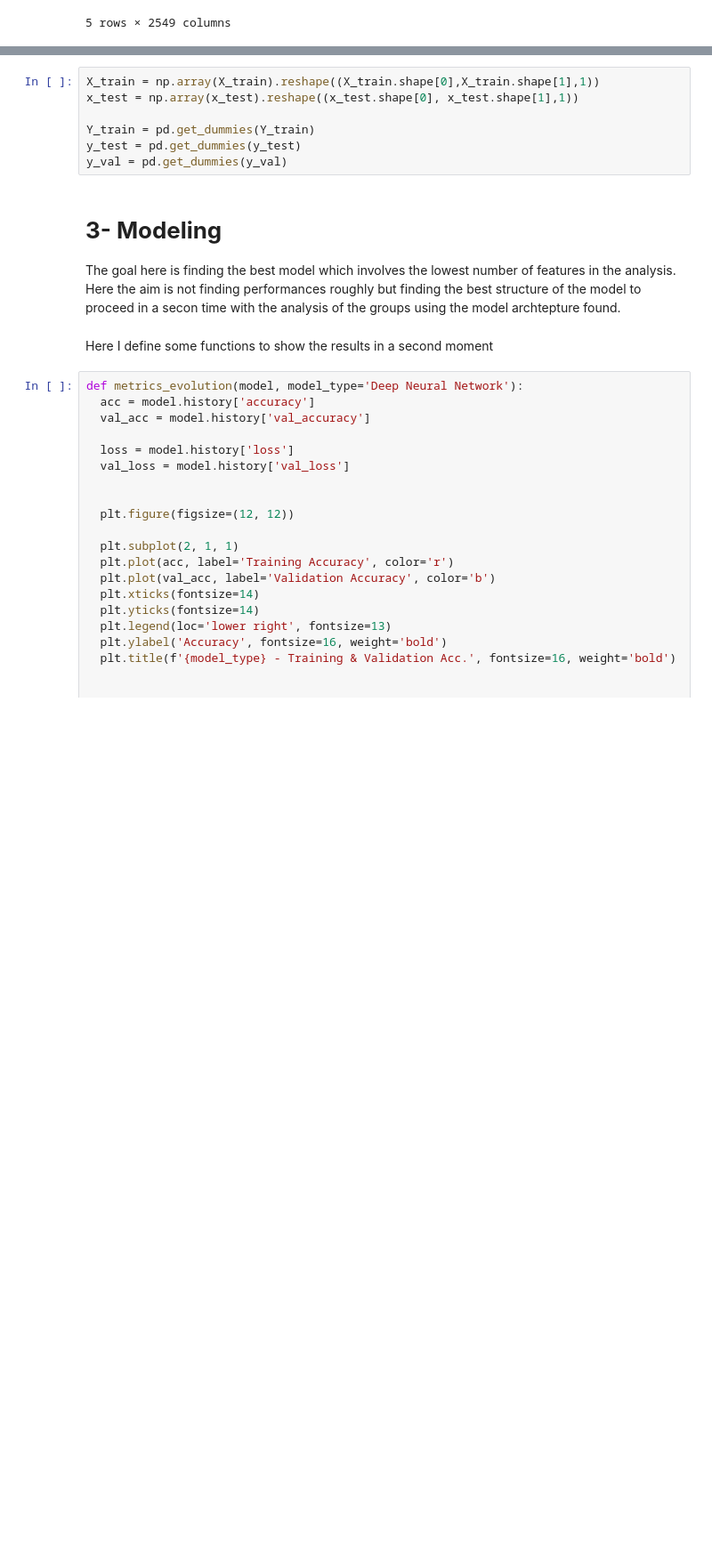
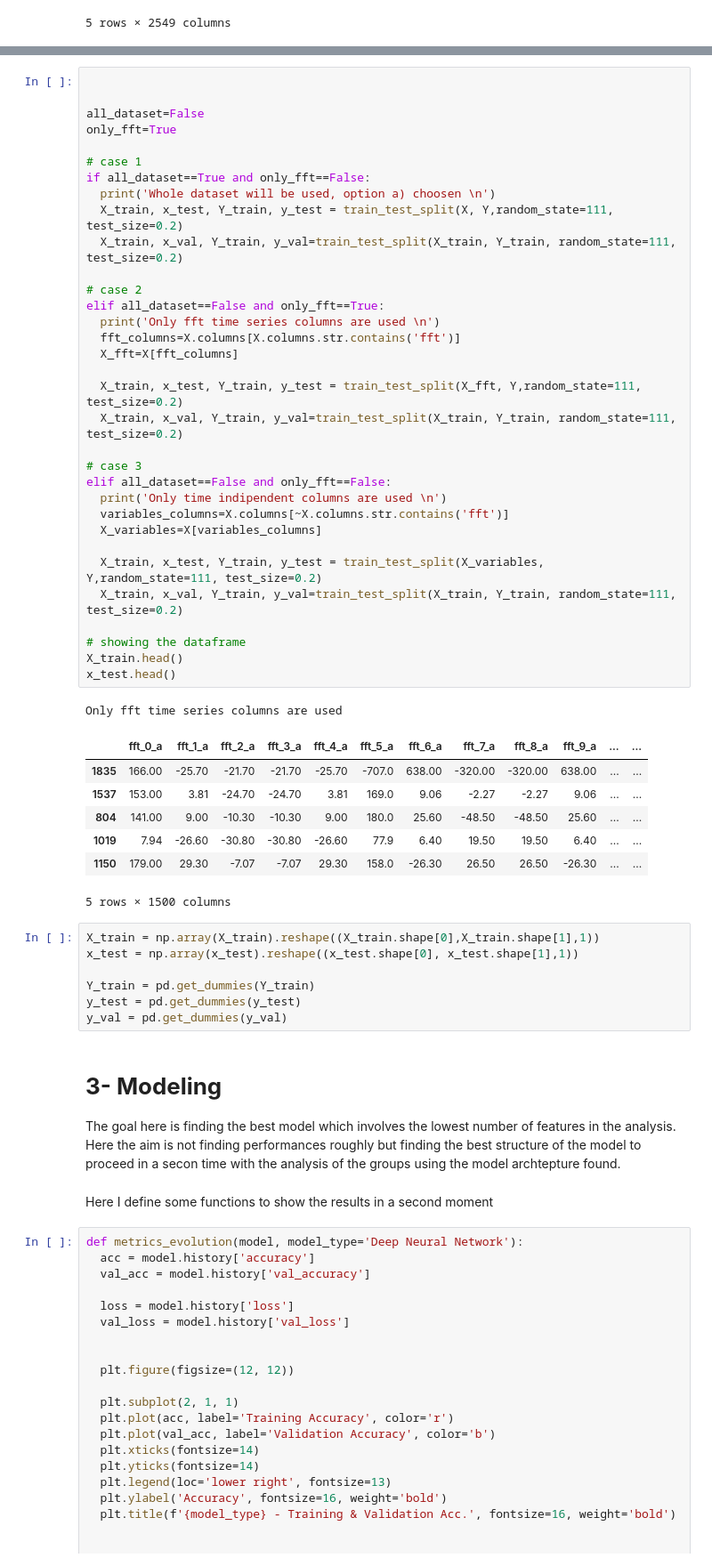
Before and after one commit to AndreaCorrado00/Emotion-recognition-throught-Deep-Learning-, a Jupyter notebook: emotions_eeg_lstm_gru_dnn_98_44.ipynb, the cells around one changed output, grey strips where cells are left out. Shown at 89% size. Cells and saved outputs as stored; diff of their text form; blank space fills up the shorter version.

```diff
--- a/emotions_eeg_lstm_gru_dnn_98_44.ipynb
+++ b/emotions_eeg_lstm_gru_dnn_98_44.ipynb
@@ -229,3 +294,45 @@ x_test.head()
+# %%
+
+
+all_dataset=False
+only_fft=True
+
+# case 1
+if all_dataset==True and only_fft==False:
+  print('Whole dataset will be used, option a) choosen \n')
+  X_train, x_test, Y_train, y_test = train_test_split(X, Y,random_state=111, test_size=0.2)
+  X_train, x_val, Y_train, y_val=train_test_split(X_train, Y_train, random_state=111, test_size=0.2)
+
+# case 2
+elif all_dataset==False and only_fft==True:
+  print('Only fft time series columns are used \n')
+  fft_columns=X.columns[X.columns.str.contains('fft')]
+  X_fft=X[fft_columns]
+
+  X_train, x_test, Y_train, y_test = train_test_split(X_fft, Y,random_state=111, test_size=0.2)
+  X_train, x_val, Y_train, y_val=train_test_split(X_train, Y_train, random_state=111, test_size=0.2)
+
+# case 3
+elif all_dataset==False and only_fft==False:
+  print('Only time indipendent columns are used \n')
+  variables_columns=X.columns[~X.columns.str.contains('fft')]
+  X_variables=X[variables_columns]
+
+  X_train, x_test, Y_train, y_test = train_test_split(X_variables, Y,random_state=111, test_size=0.2)
+  X_train, x_val, Y_train, y_val=train_test_split(X_train, Y_train, random_state=111, test_size=0.2)
+
+# showing the dataframe
+X_train.head()
+x_test.head()
+# %% [output]
+Only fft time series columns are used
+|  | fft_0_a | fft_1_a | fft_2_a | fft_3_a | fft_4_a | fft_5_a | fft_6_a | fft_7_a | fft_8_a | fft_9_a | ... | ... |
+| 1835 | 166.00 | -25.70 | -21.70 | -21.70 | -25.70 | -707.0 | 638.00 | -320.00 | -320.00 | 638.00 | ... | ... |
+| 1537 | 153.00 | 3.81 | -24.70 | -24.70 | 3.81 | 169.0 | 9.06 | -2.27 | -2.27 | 9.06 | ... | ... |
+| 804 | 141.00 | 9.00 | -10.30 | -10.30 | 9.00 | 180.0 | 25.60 | -48.50 | -48.50 | 25.60 | ... | ... |
+| 1019 | 7.94 | -26.60 | -30.80 | -30.80 | -26.60 | 77.9 | 6.40 | 19.50 | 19.50 | 6.40 | ... | ... |
+| 1150 | 179.00 | 29.30 | -7.07 | -7.07 | 29.30 | 158.0 | -26.30 | 26.50 | 26.50 | -26.30 | ... | ... |
+5 rows × 1500 columns
 # %%
 X_train = np.array(X_train).reshape((X_train.shape[0],X_train.shape[1],1))
 x_test = np.array(x_test).reshape((x_test.shape[0], x_test.shape[1],1))
```
Also changed, not shown: parts of 13 cells of this notebook.
